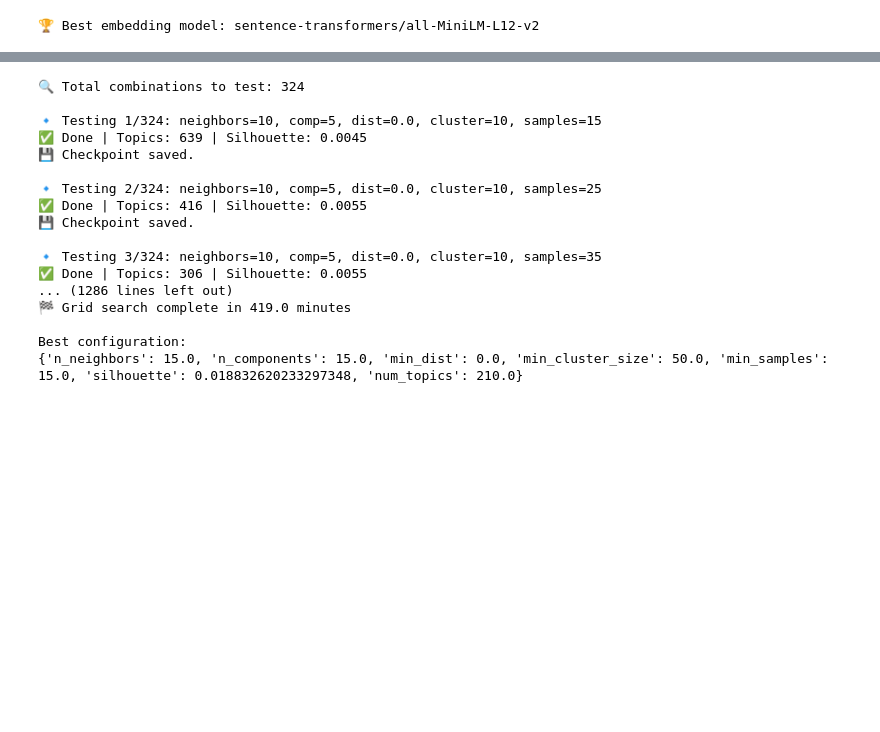
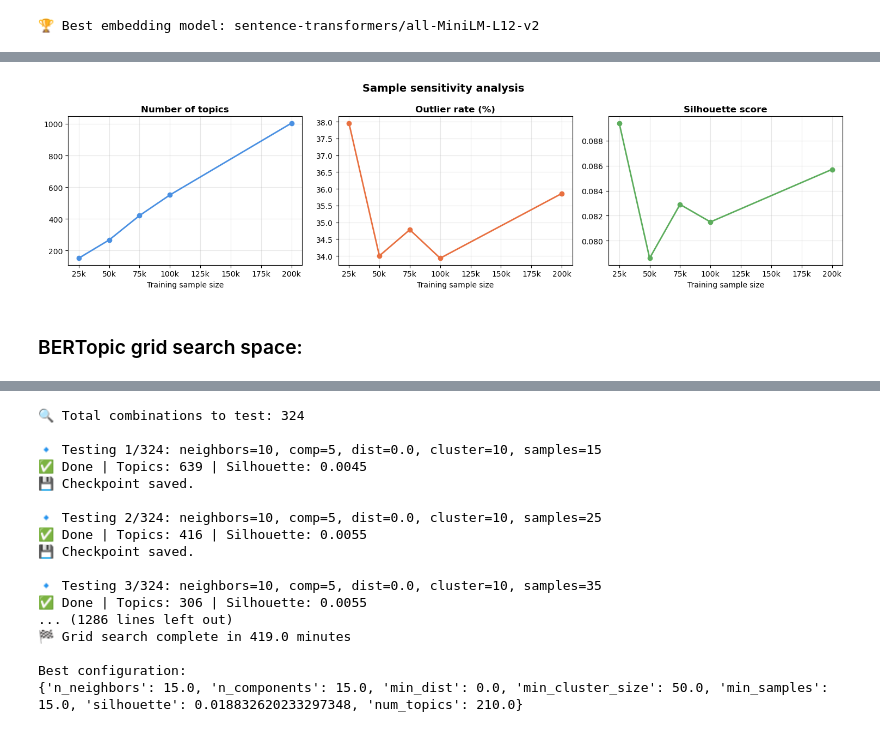
Before and after one commit to Project-AWeSoMe-UvA/BERTopicPipelineAwesome, a Jupyter notebook: 2_topic_modelling.ipynb, the cells around one changed output, grey strips where cells are left out. Saved outputs shown, nothing was run; the diff lists cells and outputs as text; code cells hidden in the pictures; blank space fills up the shorter version.

```diff
--- a/2_topic_modelling.ipynb
+++ b/2_topic_modelling.ipynb
@@ -573,0 +754,23 @@ print("Shape:", getattr(embeddings, "shape", None))
+# %%
+# Fixed parameters for the sensitivity test - use a reasonable mid-range setting
+SENSITIVITY_UMAP_PARAMS = {
+    "n_neighbors": 15,
+    "n_components": 10,
+    "min_dist": 0.1,
+    "init": "random",   # avoids spectral initialisation memory spike
+}
+SENSITIVITY_HDBSCAN_PARAMS = {"min_cluster_size": 30, "min_samples": 25}
+
+# Test different sample sizes
+SAMPLE_SIZES = [25_000, 50_000, 75_000, 100_000, 200_000]
+# %%
+# ⚠️ Runtime scales with sample sizes
+sensitivity_df = run_sample_sensitivity(
+    docs=docs_bert,
+    embeddings=embeddings,
+    sample_sizes=SAMPLE_SIZES,
+    umap_params=SENSITIVITY_UMAP_PARAMS,
+    hdbscan_params=SENSITIVITY_HDBSCAN_PARAMS,
+    save_path=SAMPLE_SENSITIVITY_PATH,
+)
+sensitivity_df
@@ -574 +801,27 @@ print("Shape:", getattr(embeddings, "shape", None))
+# %%
+# Reload if needed
+# sensitivity_df = pd.read_csv(SAMPLE_SENSITIVITY_PATH)
+
+fig, axes = plt.subplots(1, 3, figsize=(15, 4))
+
+for ax, col, title, color in [
+    (axes[0], "n_topics",    "Number of topics",   "#4A90E2"),
+    (axes[1], "outlier_pct", "Outlier rate (%)",   "#E87040"),
+    (axes[2], "silhouette",  "Silhouette score",   "#5DAD5D"),
+]:
+    ax.plot(sensitivity_df["sample_size"], sensitivity_df[col],
+            marker="o", linewidth=2, color=color)
+    ax.set_xlabel("Training sample size")
+    ax.set_title(title, fontweight="bold")
+    ax.xaxis.set_major_formatter(plt.FuncFormatter(lambda x, _: f"{int(x/1000)}k"))
+    ax.grid(alpha=0.3)
+
+fig.suptitle("Sample sensitivity analysis", fontsize=14, fontweight="bold")
+plt.tight_layout()
+plt.savefig(TOPIC_MODELLING_FILES_DIR / "sample_sensitivity.png", dpi=300, bbox_inches="tight")
+plt.show()
+# %% [output]
+[figure, added]
+# %% [markdown]
+### BERTopic grid search space:
 # %% [markdown]
```
Also changed, not shown: parts of 64 cells of this notebook, 8 other files.
